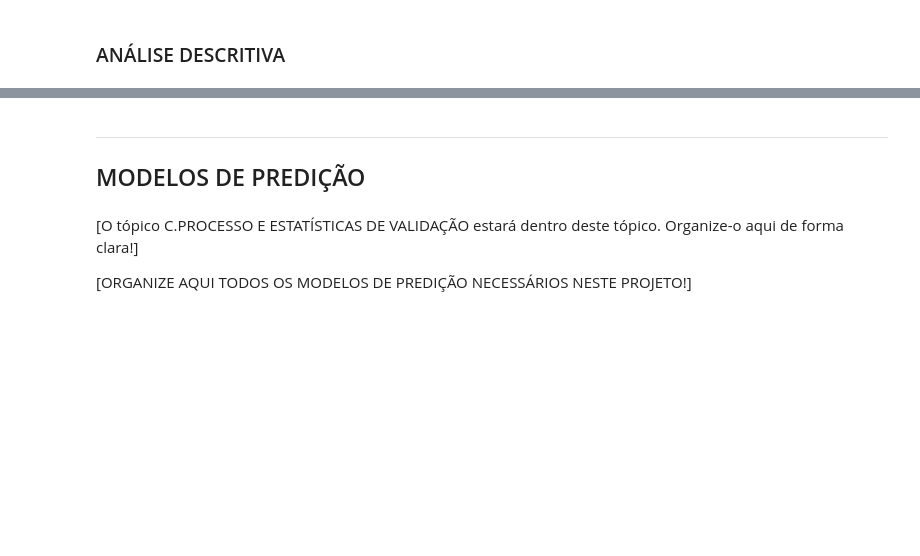
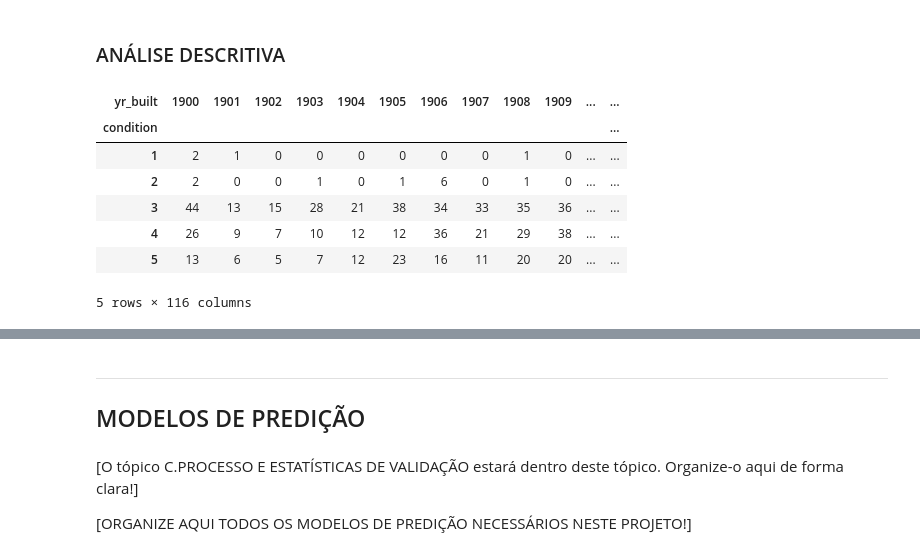
Before and after one commit to carlakim/PROJETO3, a Jupyter notebook: Projeto3 Layout.ipynb, the cells around one changed output, grey strips where cells are left out. Cells and saved outputs as stored; diff of their text form; code cells hidden in the pictures; blank space fills up the shorter version.

```diff
--- a/Projeto3 Layout.ipynb
+++ b/Projeto3 Layout.ipynb
@@ -33,0 +81,4 @@ print(os.getcwd())
+# %%
+dados['waterfront']=dados['waterfront'].astype('category')
+dados['waterfront'].cat.categories = (['Não','Sim'])
+dados.head()
@@ -34,2 +104,14 @@ print(os.getcwd())
 # %% [markdown]
 ### ANÁLISE DESCRITIVA
+# %%
+ct1 = pd.crosstab(dados['condition'], dados['yr_built'])
+ct1.head()
+# %% [output]
+| yr_built | 1900 | 1901 | 1902 | 1903 | 1904 | 1905 | 1906 | 1907 | 1908 | 1909 | ... | ... |
+| condition |  |  |  |  |  |  |  |  |  |  |  | ... |
+| 1 | 2 | 1 | 0 | 0 | 0 | 0 | 0 | 0 | 1 | 0 | ... | ... |
+| 2 | 2 | 0 | 0 | 1 | 0 | 1 | 6 | 0 | 1 | 0 | ... | ... |
+| 3 | 44 | 13 | 15 | 28 | 21 | 38 | 34 | 33 | 35 | 36 | ... | ... |
+| 4 | 26 | 9 | 7 | 10 | 12 | 12 | 36 | 21 | 29 | 38 | ... | ... |
+| 5 | 13 | 6 | 5 | 7 | 12 | 23 | 16 | 11 | 20 | 20 | ... | ... |
+5 rows × 116 columns
```
Also changed, not shown: parts of 7 cells of this notebook.
